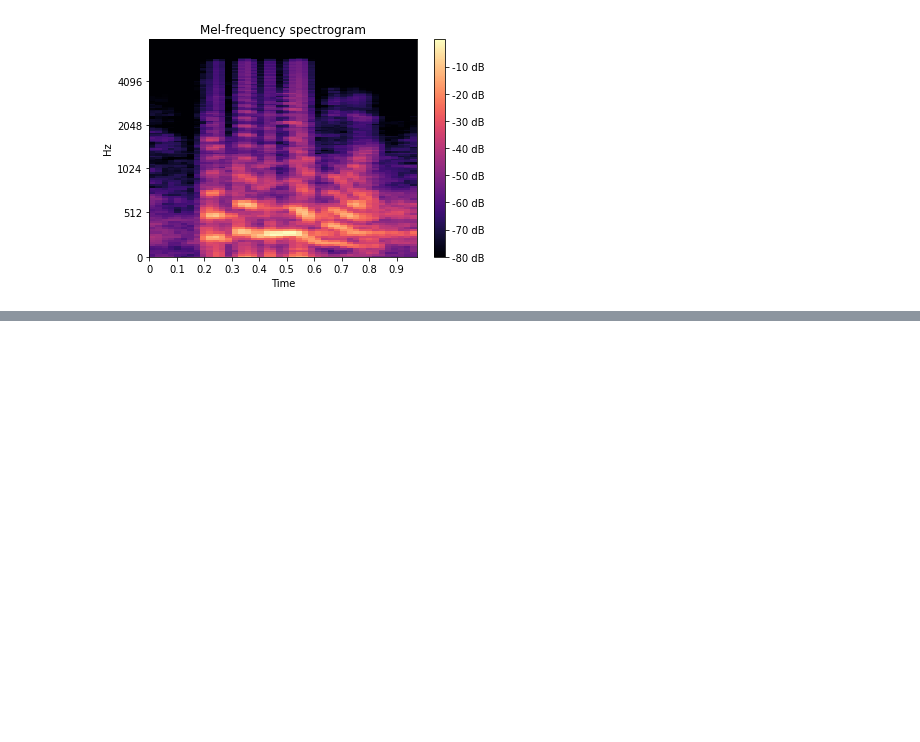
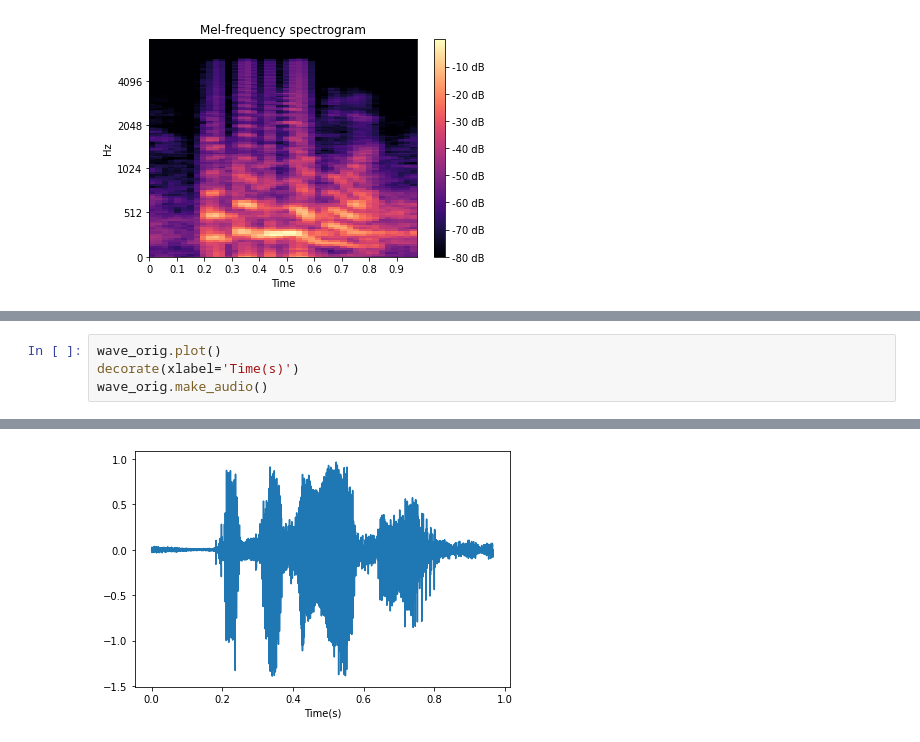
Before and after one commit to iamilyasedunov/audio-noise-analysis, a Jupyter notebook: research.ipynb, the cells around one changed output, grey strips where cells are left out. Drawn from its saved outputs; the diff is of its cells as text; blank space fills up the shorter version.

```diff
--- a/research.ipynb
+++ b/research.ipynb
@@ -319,0 +327,5 @@ array([ 0.2493357 ,  0.12077525,  0.05206473,  0.01279161, -0.00917827,
+# %%
+wave_orig.plot()
+decorate(xlabel='Time(s)')
+wave_orig.make_audio()
+# %% [output]
@@ -319,0 +333 @@ array([ 0.2493357 ,  0.12077525,  0.05206473,  0.01279161, -0.00917827,
+[figure, added]
```
Also changed, not shown: parts of 17 cells of this notebook.
